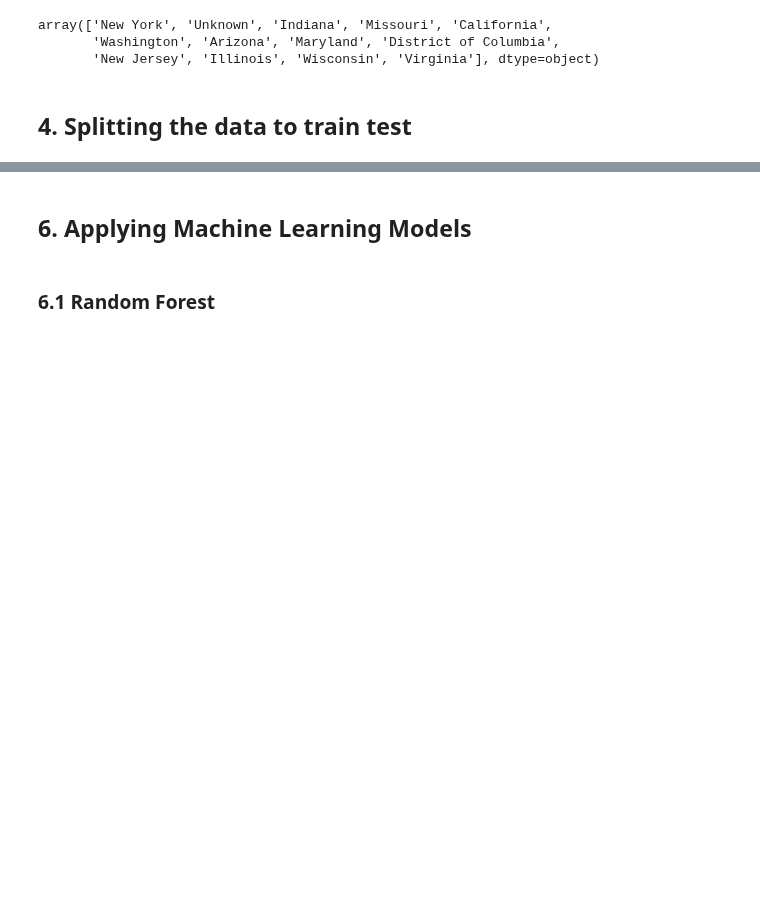
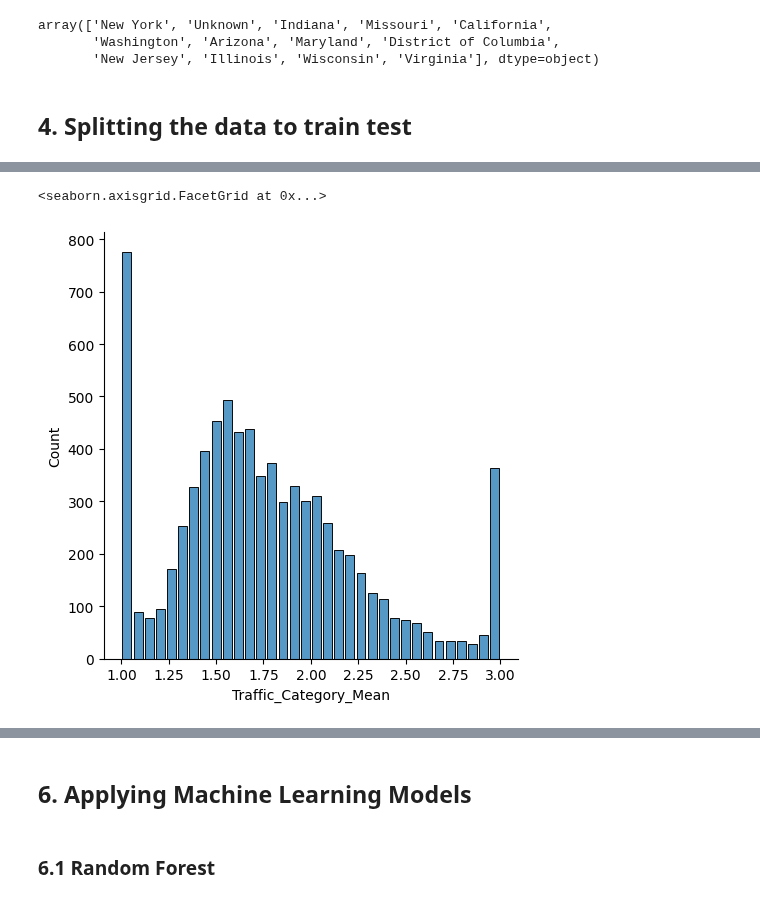
Before and after one commit to ydelipinar/Data_Based_Vehicle_Energy_Consumption_Modeling, a Jupyter notebook: ENS492-Machine Learning.ipynb, the cells around one changed output, grey strips where cells are left out. Cells and saved outputs as stored; diff of their text form; code cells hidden in the pictures; blank space fills up the shorter version.

```diff
--- a/ENS492-Machine Learning.ipynb
+++ b/ENS492-Machine Learning.ipynb
@@ -139,0 +163,5 @@ X_train.drop(columns=['State_Name']).corr()
+# %%
+sns.displot(df_train, x="Traffic_Category_Mean", shrink=.8)
+# %% [output]
+<seaborn.axisgrid.FacetGrid at 0x...>
+[figure, added]
```
Also changed, not shown: parts of 21 cells of this notebook.
